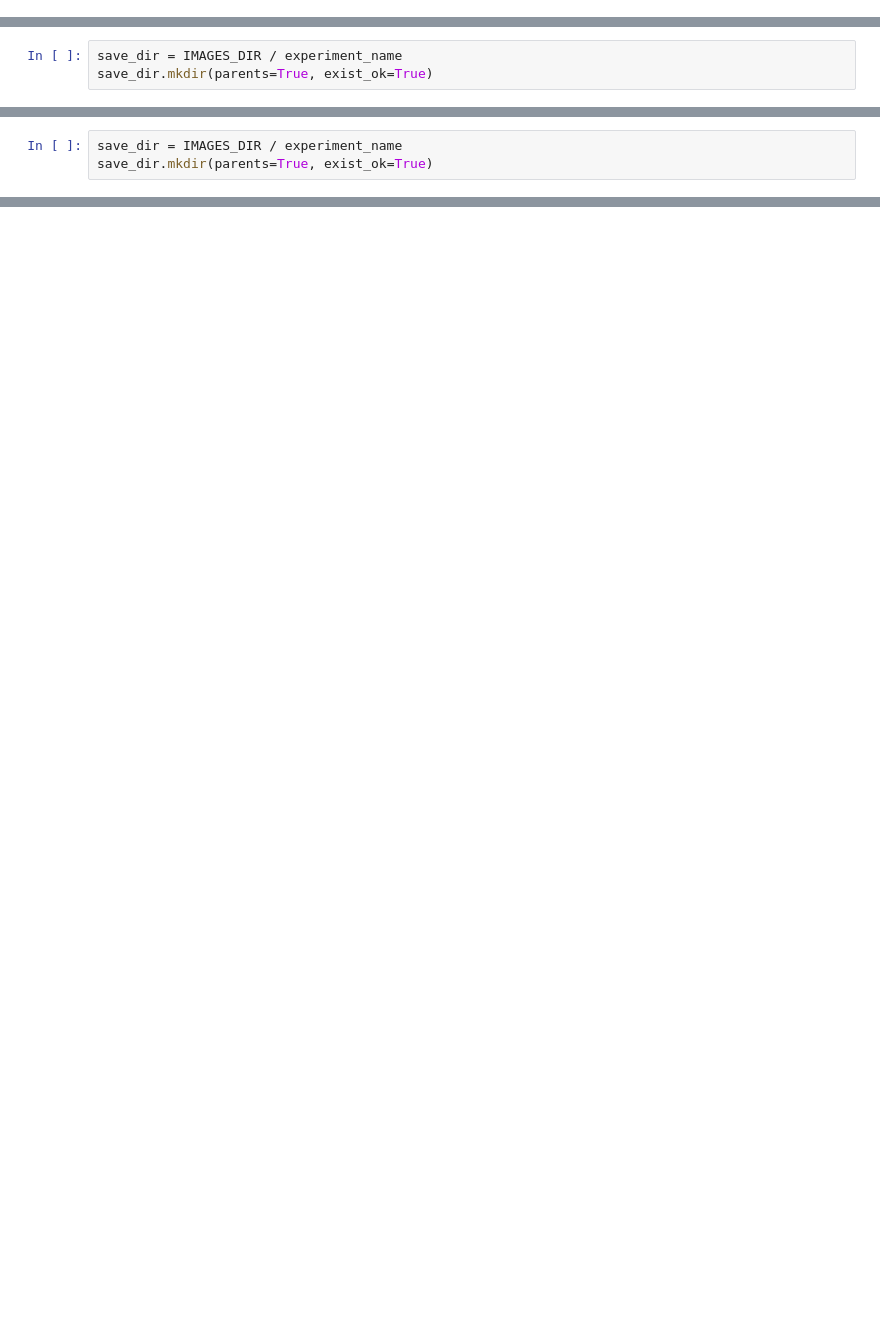
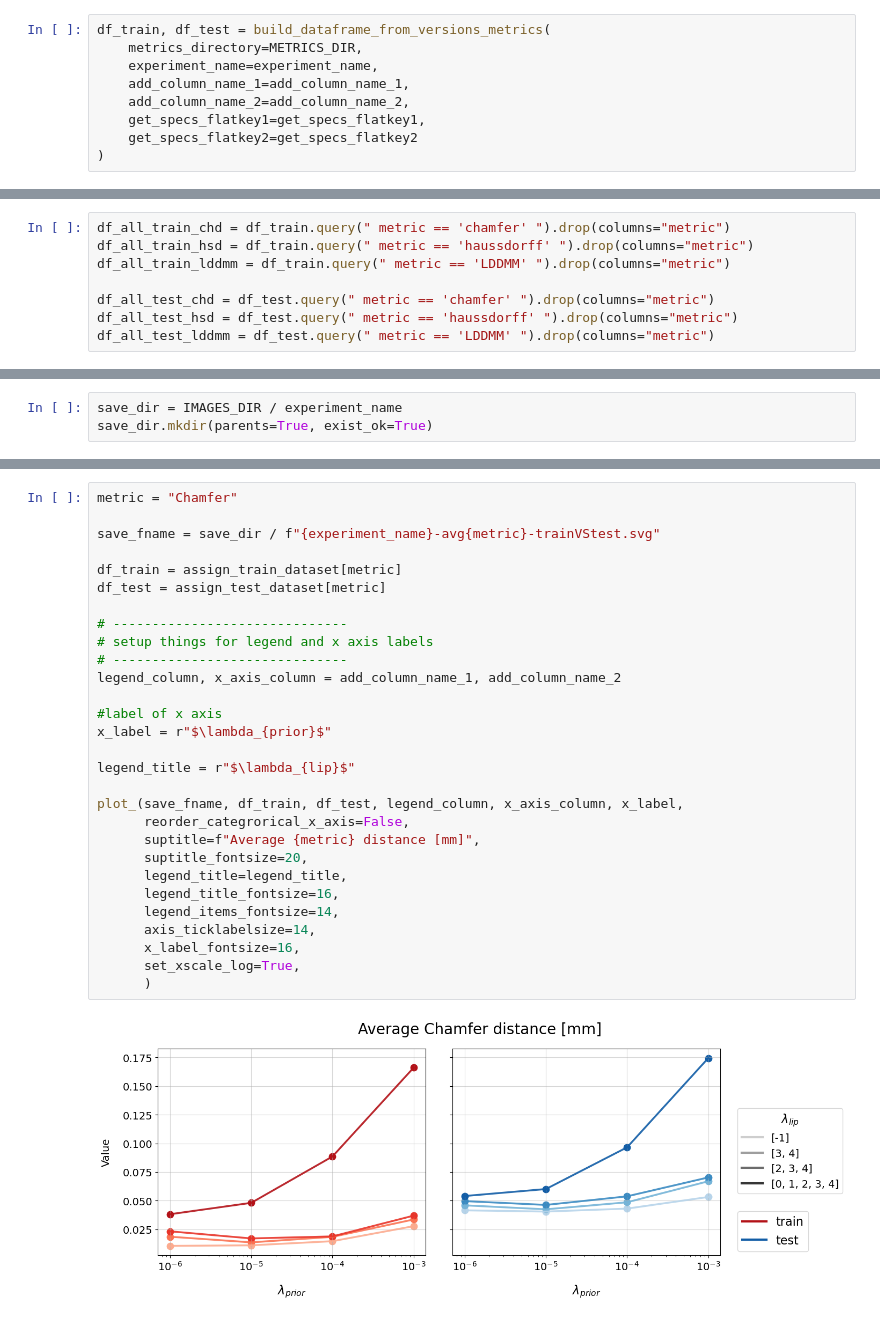
Before and after one commit to enr1xo/deepcsdf-ventricles-MRI, a Jupyter notebook: summarize_experiment_performance.ipynb, the cells around one changed output, grey strips where cells are left out. Drawn from its saved outputs; the diff is of its cells as text; blank space fills up the shorter version.

Commit message:
updated summary metrics notebook

```diff
--- a/summarize_experiment_performance.ipynb
+++ b/summarize_experiment_performance.ipynb
@@ -341,0 +22,9 @@ For a given table that summarize one overall metric per parameters combination,
+# %%
+df_train, df_test = build_dataframe_from_versions_metrics(
+    metrics_directory=METRICS_DIR,
+    experiment_name=experiment_name,
+    add_column_name_1=add_column_name_1,
+    add_column_name_2=add_column_name_2,
+    get_specs_flatkey1=get_specs_flatkey1,
+    get_specs_flatkey2=get_specs_flatkey2
+)
@@ -341,0 +51,8 @@ For a given table that summarize one overall metric per parameters combination,
+# %%
+df_all_train_chd = df_train.query(" metric == 'chamfer' ").drop(columns="metric")
+df_all_train_hsd = df_train.query(" metric == 'haussdorff' ").drop(columns="metric")
+df_all_train_lddmm = df_train.query(" metric == 'LDDMM' ").drop(columns="metric")
+
+df_all_test_chd = df_test.query(" metric == 'chamfer' ").drop(columns="metric")
+df_all_test_hsd = df_test.query(" metric == 'haussdorff' ").drop(columns="metric")
+df_all_test_lddmm = df_test.query(" metric == 'LDDMM' ").drop(columns="metric")
@@ -623,3 +87,0 @@ assign_test_dataset = {
-# %%
-save_dir = IMAGES_DIR / experiment_name
-save_dir.mkdir(parents=True, exist_ok=True)
@@ -1195,0 +225,31 @@ plt.savefig(save_fname, dpi=300, transparent=True)
+# %%
+metric = "Chamfer"
+
+save_fname = save_dir / f"{experiment_name}-avg{metric}-trainVStest.svg"
+
+df_train = assign_train_dataset[metric]
+df_test = assign_test_dataset[metric]
+
+# ------------------------------
+# setup things for legend and x axis labels
+# ------------------------------
+legend_column, x_axis_column = add_column_name_1, add_column_name_2
+
+#label of x axis
+x_label = r"$\lambda_{prior}$"
+
+legend_title = r"$\lambda_{lip}$"
+
+plot_(save_fname, df_train, df_test, legend_column, x_axis_column, x_label,
+      reorder_categrorical_x_axis=False,
+      suptitle=f"Average {metric} distance [mm]",
+      suptitle_fontsize=20,
+      legend_title=legend_title,
+      legend_title_fontsize=16,
+      legend_items_fontsize=14,
+      axis_ticklabelsize=14,
+      x_label_fontsize=16,
+      set_xscale_log=True,
+      )
+# %% [output]
+[figure, added]
```
Also changed, not shown: parts of 44 cells of this notebook.
